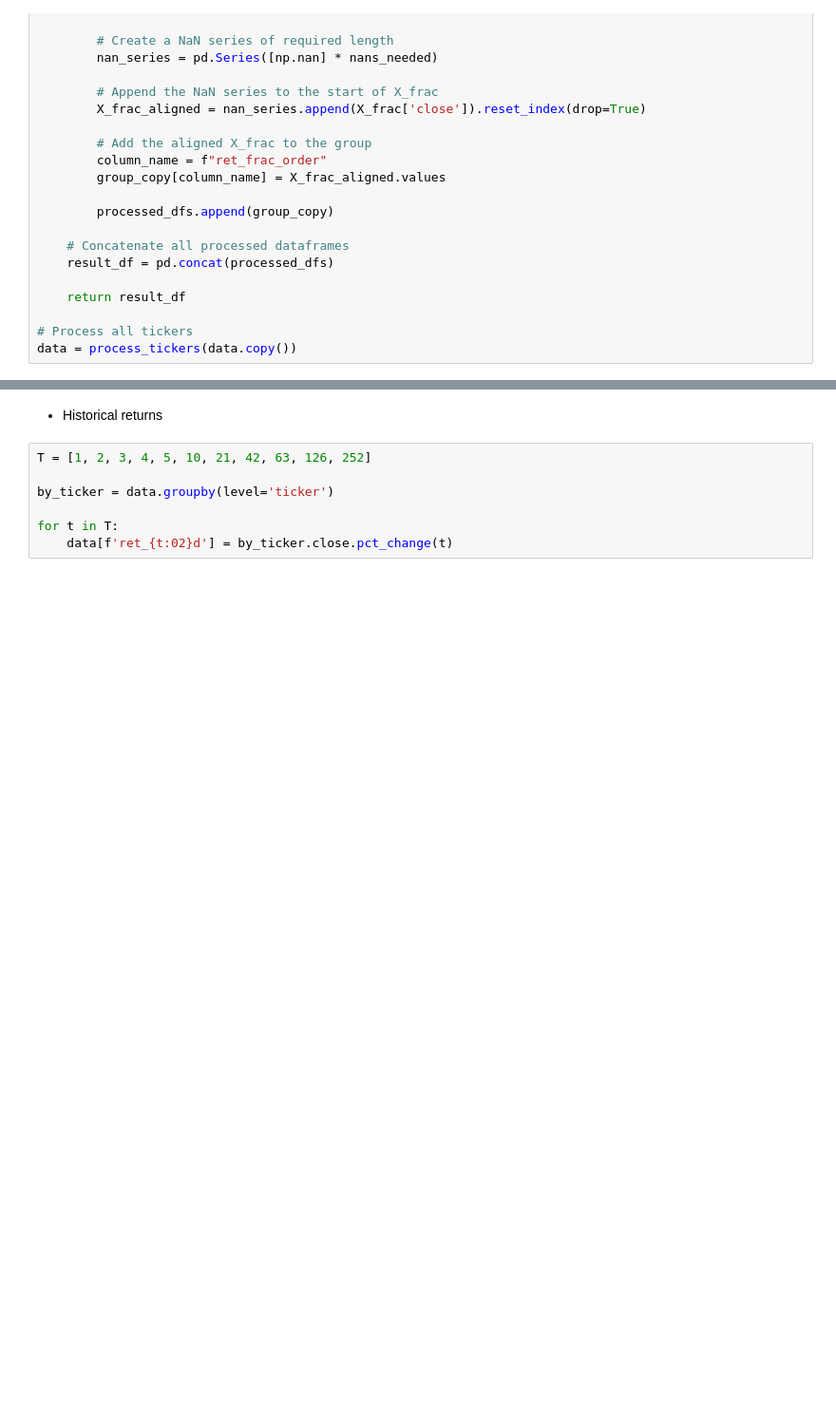
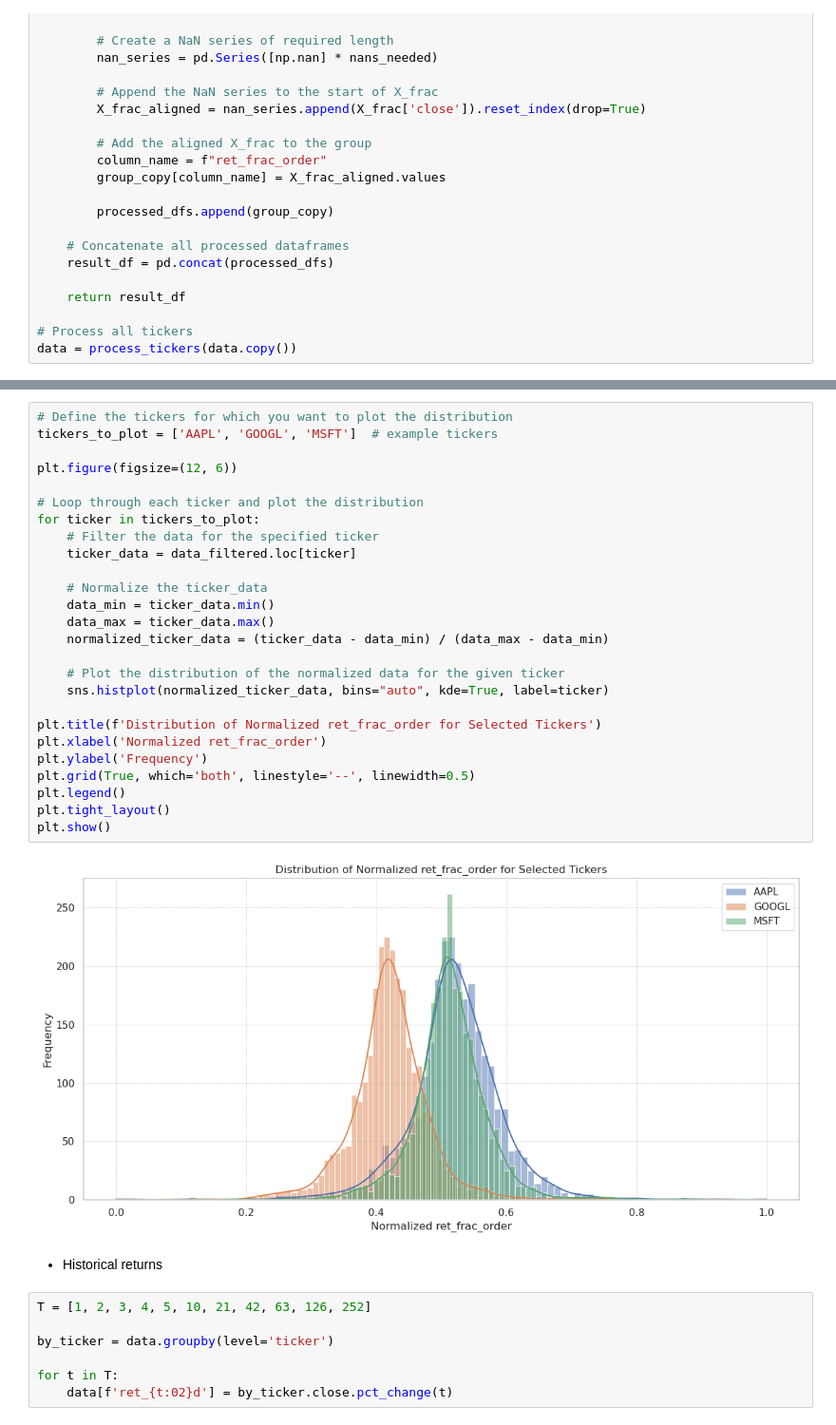
Before and after one commit to skhan61/QuantProject, a Jupyter notebook: 01_sample_selection.ipynb, the cells around one changed output, grey strips where cells are left out. Shown: that part at 95% size. Saved outputs shown, nothing was run; the diff lists cells and outputs as text; blank space fills up the shorter version.

```diff
--- a/01_sample_selection.ipynb
+++ b/01_sample_selection.ipynb
@@ -300,3 +276,31 @@ data
+# %%
+# Define the tickers for which you want to plot the distribution
+tickers_to_plot = ['AAPL', 'GOOGL', 'MSFT']  # example tickers
+
+plt.figure(figsize=(12, 6))
+
+# Loop through each ticker and plot the distribution
+for ticker in tickers_to_plot:
+    # Filter the data for the specified ticker
+    ticker_data = data_filtered.loc[ticker]
+
+    # Normalize the ticker_data
+    data_min = ticker_data.min()
+    data_max = ticker_data.max()
+    normalized_ticker_data = (ticker_data - data_min) / (data_max - data_min)
+
+    # Plot the distribution of the normalized data for the given ticker
+    sns.histplot(normalized_ticker_data, bins="auto", kde=True, label=ticker)
+
+plt.title(f'Distribution of Normalized ret_frac_order for Selected Tickers')
+plt.xlabel('Normalized ret_frac_order')
+plt.ylabel('Frequency')
+plt.grid(True, which='both', linestyle='--', linewidth=0.5)
+plt.legend()
+plt.tight_layout()
+plt.show()
+# %% [output]
+[figure, added]
 # %% [markdown]
 - Historical returns
 # %%
```
Also changed, not shown: parts of 25 cells of this notebook, 4 other files.
